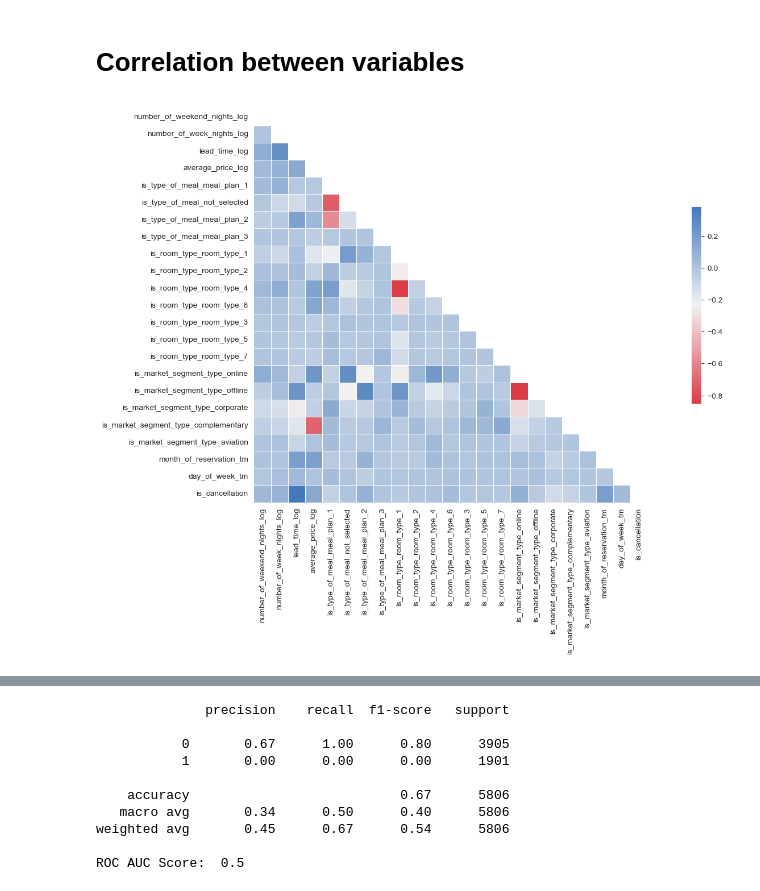
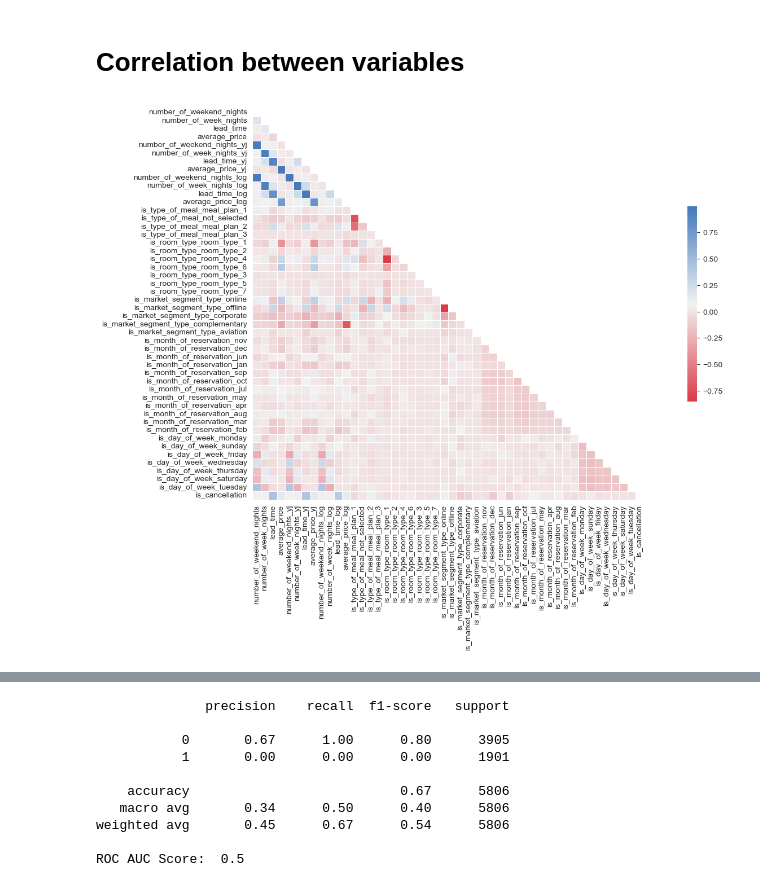
Before and after one commit to Morgan-Sell/no-vacancy, a Jupyter notebook: no_vacancy_eda.ipynb, the cells around one changed output, grey strips where cells are left out. Cells and saved outputs as stored; diff of their text form; code cells hidden in the pictures.

Commit message:
set up KaggleApi call. Revised feature engineering. Expanding and revised notes.

```diff
--- a/no_vacancy_eda.ipynb
+++ b/no_vacancy_eda.ipynb
@@ -34,6 +43,17 @@ import re
 from feature_engine.imputation import CategoricalImputer
 from feature_engine.encoding import OneHotEncoder, MeanEncoder
 from feature_engine.transformation import YeoJohnsonTransformer, LogCpTransformer
+# %%
+# must load prior to import
+load_dotenv()
+os.environ["KAGGLE_USERNAME"] = os.getenv("KAGGLE_USERNAME")
+os.environ["KAGGLE_KEY"] = os.getenv("KAGGLE_KEY")
+
+from kaggle.api.kaggle_api_extended import KaggleApi
+
+# Initialize and authenticate
+api = KaggleApi()
+api.authenticate()
 # %% [markdown]
 # UDF
 # %%
@@ -108,6 +183,4 @@ BOOKING_MAP = {
 # %%
-data = pd.read_csv("/Users/morgan/.cache/kagglehub/datasets/youssefaboelwafa/hotel-booking-cancellation-prediction/versions/1/booking.csv")
-
 # Formate column names
 data = convert_columns_to_snake_case(data)
 
@@ -491,8 +513,10 @@ df_train_log.columns = [col + "_log" for col in df_train_log.columns]
 ## Engineer Categorical Variables
 # %%
 # Select which variables for each type of transform =
-categorical_vars_to_ohe_transform = ["type_of_meal", "room_type", "market_segment_type"]
-categorical_vars_to_target_mean_transform = ["month_of_reservation", "day_of_week"]
+# categorical_vars_to_ohe_transform = ["type_of_meal", "room_type", "market_segment_type"]
+categorical_vars_to_ohe_transform = ["type_of_meal", "room_type", "market_segment_type", "month_of_reservation", "day_of_week"]
+
+# categorical_vars_to_target_mean_transform = ["month_of_reservation", "day_of_week"]
 
 
 # One-Hot Encoder
@@ -503,8 +527,8 @@ df_train_ohe.columns = ["is_" + col for col in df_train_ohe.columns]
 df_train_ohe.head()
 
 # Target-Mean Encoder
-tm = MeanEncoder()
-df_train_tm = tm.fit_transform(df_train_imputed[categorical_vars_to_target_mean_transform], df_train_imputed["is_cancellation"])
-df_train_tm = convert_columns_to_snake_case(df_train_tm)
-df_train_tm.columns = [col + "_tm" for col in df_train_tm.columns]
+# tm = MeanEncoder()
+# df_train_tm = tm.fit_transform(df_train_imputed[categorical_vars_to_target_mean_transform], df_train_imputed["is_cancellation"])
+# df_train_tm = convert_columns_to_snake_case(df_train_tm)
+# df_train_tm.columns = [col + "_tm" for col in df_train_tm.columns]
 # df_train_tm.head()
@@ -513,11 +545,11 @@ df_train_tm.columns = [col + "_tm" for col in df_train_tm.columns]
 # %%
 df_train_master_tr = pd.concat(
     [
-        # df_train_imputed["booking_id"],
-        # df_train_yj,
+        df_train_imputed[numerical_vars_to_transform],
+        df_train_yj,
         df_train_log,
         df_train_ohe,
-        df_train_tm,
+        # df_train_tm,
         df_train_imputed["is_cancellation"],
     ],
     axis=1,
@@ -538,32 +570,32 @@ df_train_master_tr.head()
 # Correlation between variables
 # %%
 # compute correlations
-corr = df_train_master.corr()
+corr = df_train_master_tr.corr()
 
 # Exclude duplicate correlations by masking upper-right values
 mask = np.zeros_like(corr, dtype=bool)
 mask[np.triu_indices_from(mask)] = True
 
 # Set background color
 sns.set_style(style="white")
 
 # Set up matplotlib figure
 fig, ax = plt.subplots(figsize=(20,9))
 
 # Add diverging colormap
 cmap = sns.diverging_palette(10, 250, as_cmap=True)
 
 # Draw correlation plot
 sns.heatmap(
     corr,
     mask=mask,
     cmap=cmap,
     square=True,
     linewidths=0.5,
     cbar_kws={"shrink": 0.5},
     ax=ax
 )
 
 plt.show();
 # %% [output]
-[figure, old version]
+[figure, new version]
```
Also changed, not shown: parts of 28 cells of this notebook.
